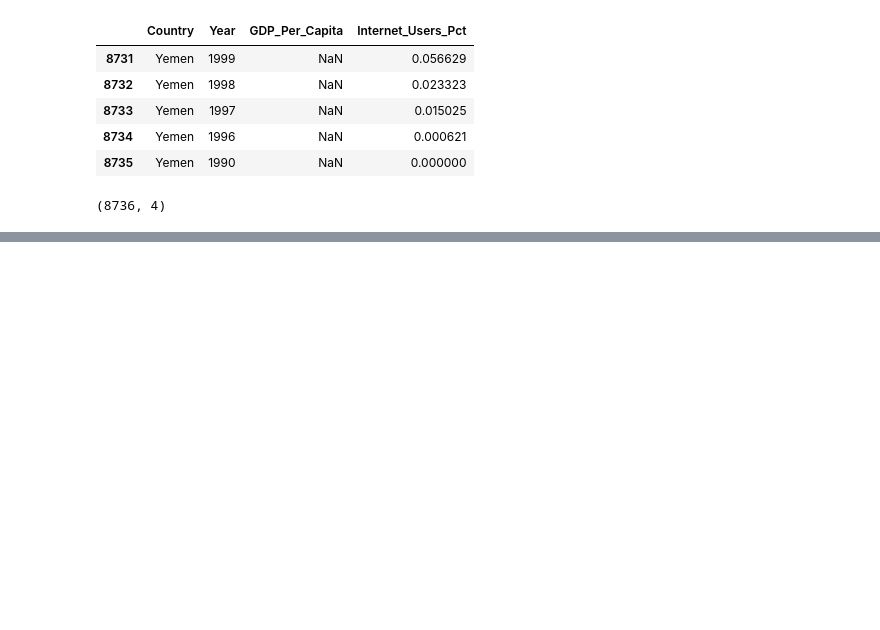
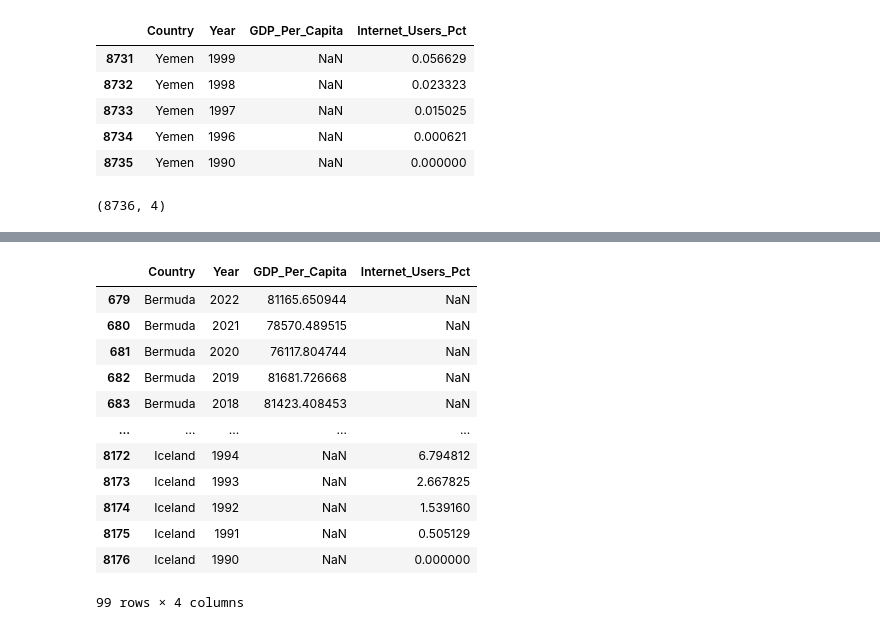
Before and after one commit to NSS-Data-Analytics-Cohort-11/undata-zdemeke, a Jupyter notebook: notebook/UN_Data_project.ipynb, the cells around one changed output, grey strips where cells are left out. Drawn from its saved outputs; the diff is of its cells as text; code cells hidden in the pictures; blank space fills up the shorter version.

```diff
--- a/notebook/UN_Data_project.ipynb
+++ b/notebook/UN_Data_project.ipynb
@@ -654,0 +686,16 @@ gdp_and_internet_use.shape
+# %%
+Highest_internet_users
+# %% [output]
+|  | Country | Year | GDP_Per_Capita | Internet_Users_Pct |
+| 679 | Bermuda | 2022 | 81165.650944 | NaN |
+| 680 | Bermuda | 2021 | 78570.489515 | NaN |
+| 681 | Bermuda | 2020 | 76117.804744 | NaN |
+| 682 | Bermuda | 2019 | 81681.726668 | NaN |
+| 683 | Bermuda | 2018 | 81423.408453 | NaN |
+| ... | ... | ... | ... | ... |
+| 8172 | Iceland | 1994 | NaN | 6.794812 |
+| 8173 | Iceland | 1993 | NaN | 2.667825 |
+| 8174 | Iceland | 1992 | NaN | 1.539160 |
+| 8175 | Iceland | 1991 | NaN | 0.505129 |
+| 8176 | Iceland | 1990 | NaN | 0.000000 |
+99 rows × 4 columns
```
Also changed, not shown: parts of 19 cells of this notebook.
